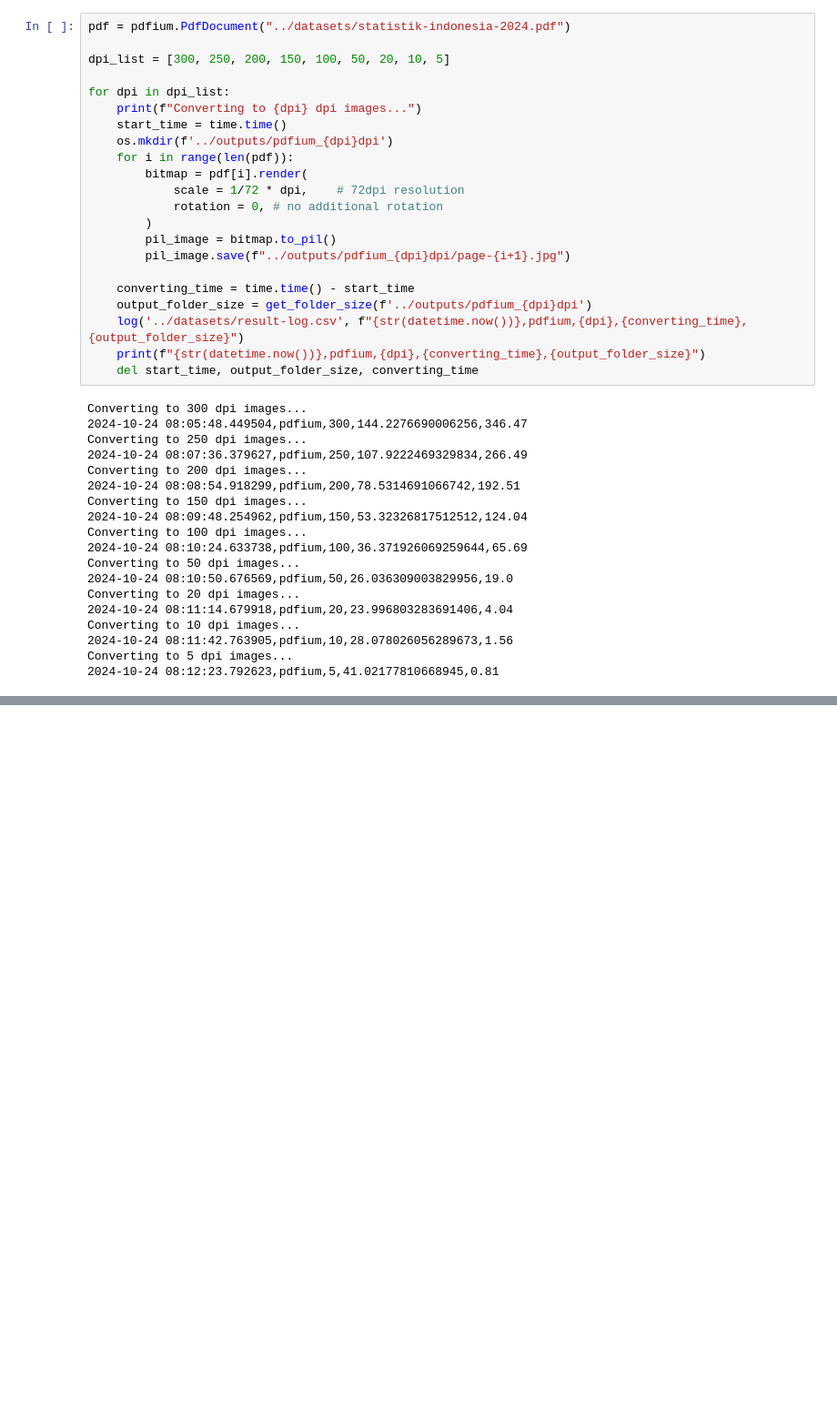
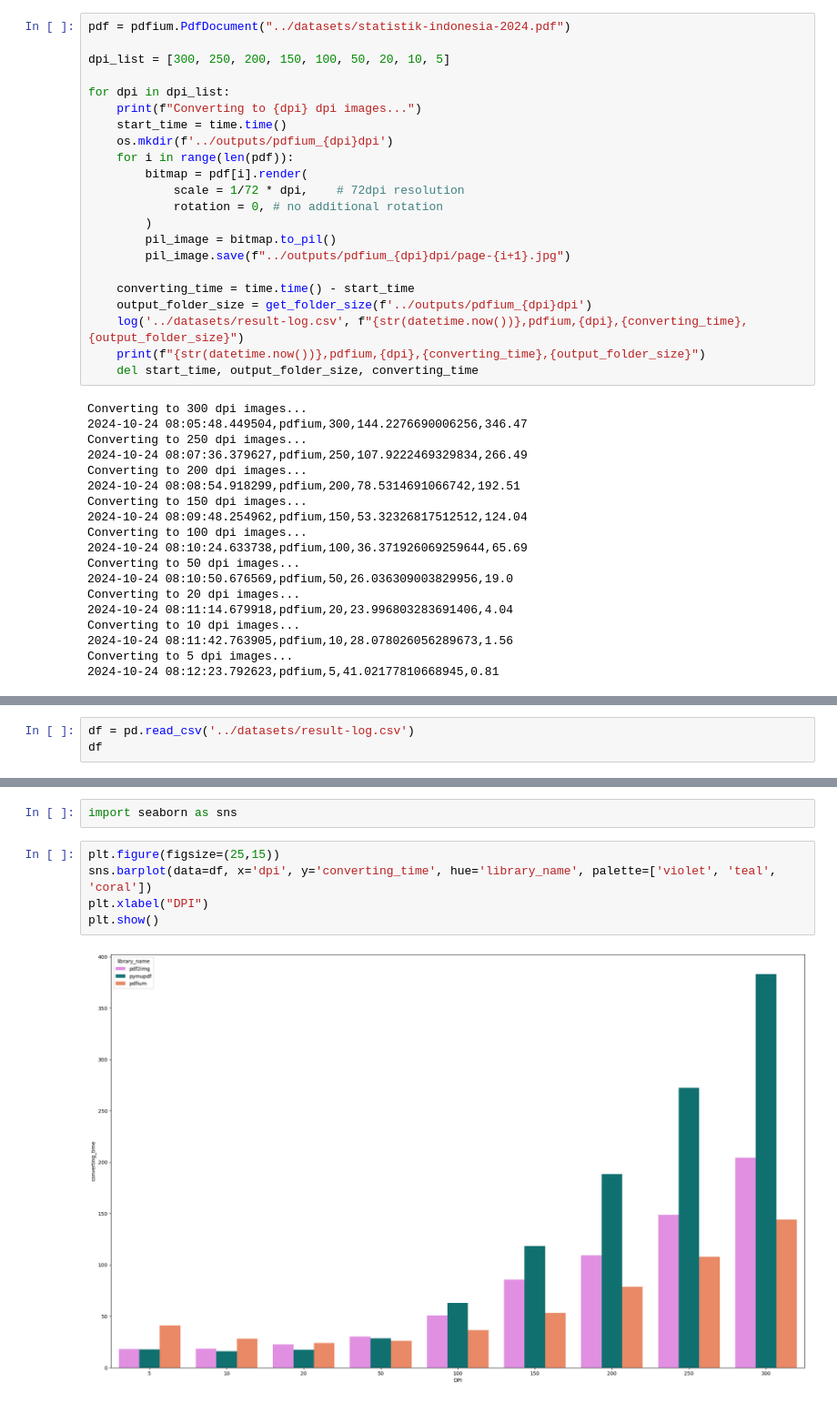
Before and after one commit to rasyidev/print-cost, a Jupyter notebook: notebook/pdf-to-image-converting-research.ipynb, the cells around one changed output, grey strips where cells are left out. Shown at 91% size. Saved outputs shown, nothing was run; the diff lists cells and outputs as text; blank space fills up the shorter version.

```diff
--- a/notebook/pdf-to-image-converting-research.ipynb
+++ b/notebook/pdf-to-image-converting-research.ipynb
@@ -157,0 +158,3 @@ with open('../outputs/result-log.csv', 'a') as f:
+# %%
+df = pd.read_csv('../datasets/result-log.csv')
+df
@@ -157,0 +179,9 @@ with open('../outputs/result-log.csv', 'a') as f:
+# %%
+import seaborn as sns
+# %%
+plt.figure(figsize=(25,15))
+sns.barplot(data=df, x='dpi', y='converting_time', hue='library_name', palette=['violet', 'teal', 'coral'])
+plt.xlabel("DPI")
+plt.show()
+# %% [output]
+[figure, added]
```
Also changed, not shown: parts of 12 cells of this notebook.
